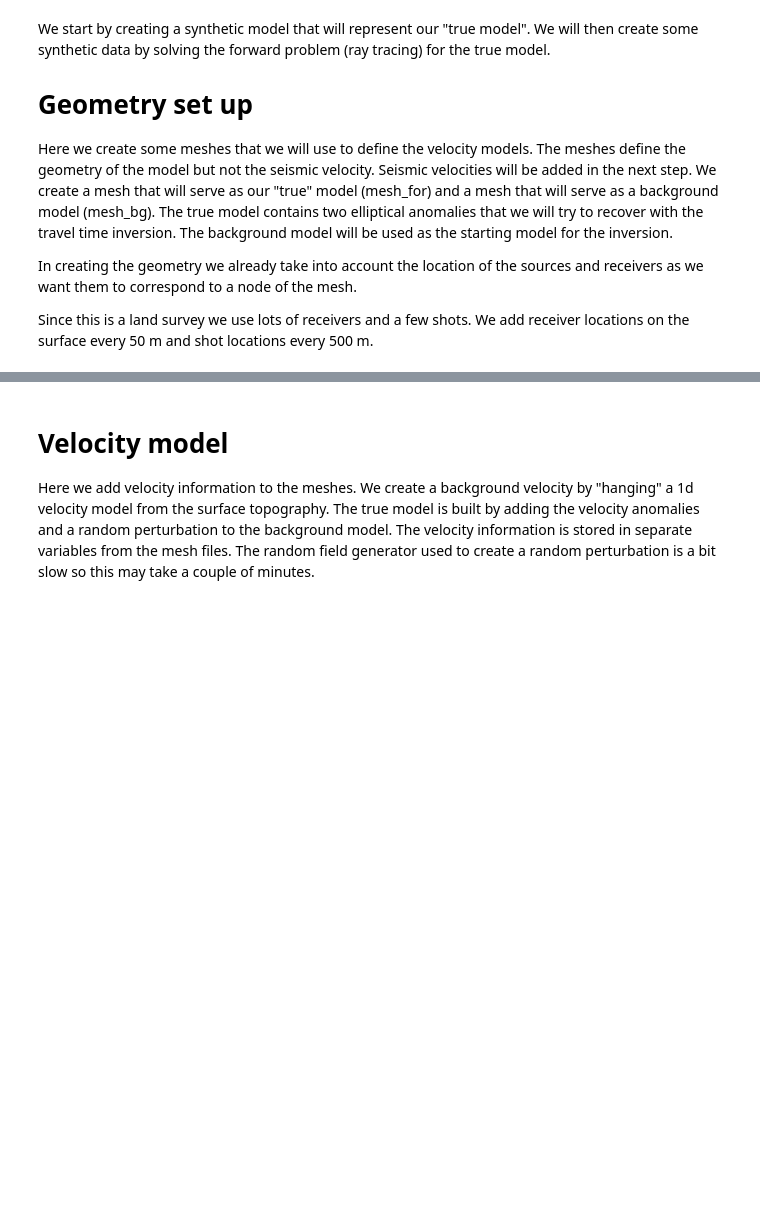
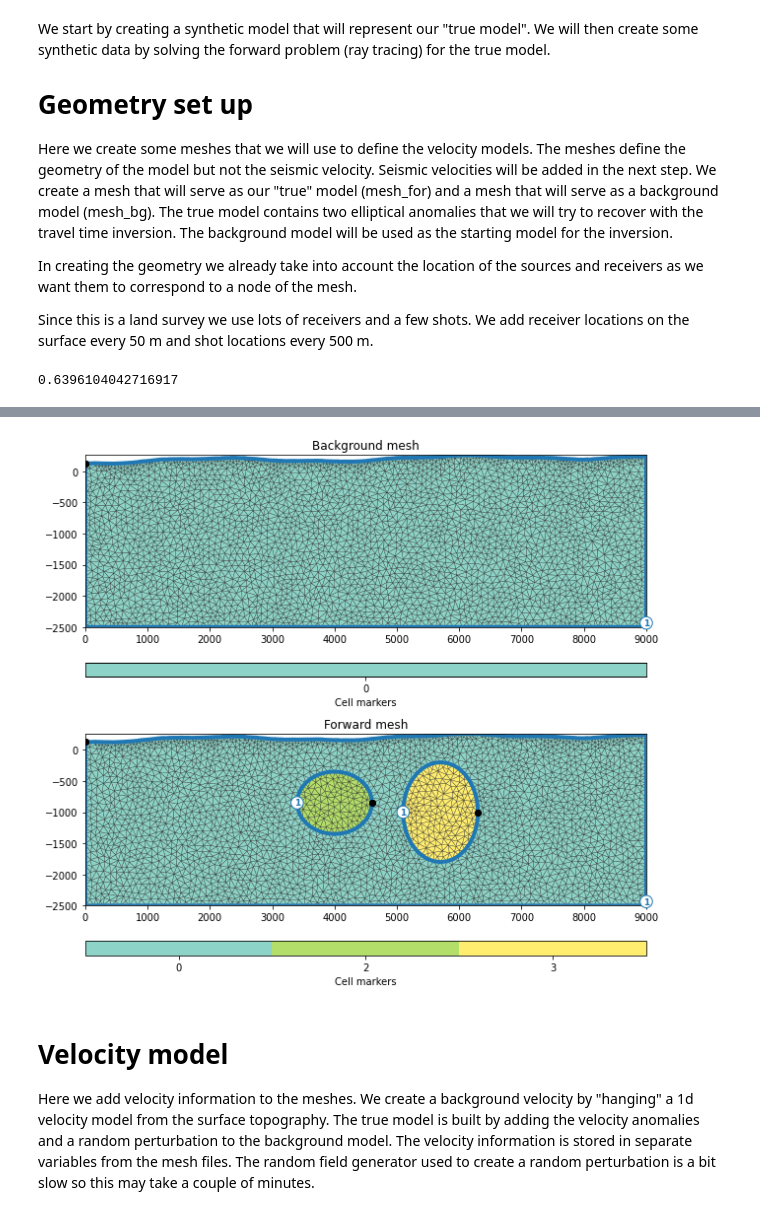
Before and after one commit to michpaulatto/AppliedGeophysicsExercises, a Jupyter notebook: Notebooks/1_tt_land_topo.ipynb, the cells around one changed output, grey strips where cells are left out. Saved outputs shown, nothing was run; the diff lists cells and outputs as text; code cells hidden in the pictures; blank space fills up the shorter version.

```diff
--- a/Notebooks/1_tt_land_topo.ipynb
+++ b/Notebooks/1_tt_land_topo.ipynb
@@ -87,8 +99,12 @@ We create a mesh that will serve as our "true" model (mesh_for) and a mesh that
 In creating the geometry we already take into account the location of the sources and receivers as we want them to correspond to a node of the mesh.
 
 Since this is a land survey we use lots of receivers and a few shots. We add receiver locations on the surface every 50 m and shot locations every 500 m.
+# %%
+np.random.rand()
+# %% [output]
+0.6396104042716917
 # %%
-# Create elliptical anomalies. Youc an change the size and location of the anomalies to customise your model
+# Create elliptical anomalies. You can change the size and location of the anomalies to customise your model
 # Anomaly 1:
 magma = mt.createCircle(pos=[4000.0, -850.], segments=36, radius=[600.0, 500.0], marker=2,
                         area=8000.0)
@@ -97,14 +113,14 @@ pluton = mt.createCircle(pos=[5700.0, -1000.], segments=36, radius=[600.0, 800.0
                         area=8000.0)
 # Define a function to create land topography
 def surf(x):
-    y =150 - 40 * np.cos(2 * np.pi * 1/4000 * x) +x*0.01
+    y =150 - 35 * np.cos(2 * np.pi * 1/4000 * x) + 10 * np.cos(2 * np.pi * 1/1233 * x) + x*0.01 + np.random.rand() * 5
     return y
 
-# We define the location of receivers here so that we can give each one a node in the mesh
-# receivers every 50 m at the surface
+# Define the location of receivers here so that we can give each one a node in the mesh
+# Receivers every 50 m at the surface:
 recx = np.arange(0., 9050.,50.0)
 recy = surf(recx)
-# Shots every 500 m at the surface
+# Shots every 500 m at the surface:
 shotx = np.arange(500.0, 9000.0, 500.)
 shoty = surf(shotx)
 
@@ -132,3 +148,4 @@ pg.show(mesh_for,markers=True, showMesh=True,ax=ax[1])
 ax[0].set_title("Background mesh")
 ax[1].set_title("Forward mesh")
 fig.tight_layout()
+# %% [output]
@@ -135,3 +154,4 @@ fig.tight_layout()
+[figure, added]
 # %% [markdown]
 # Velocity model
 Here we add velocity information to the meshes.
```
Also changed, not shown: parts of 18 cells of this notebook, 1 other file.
